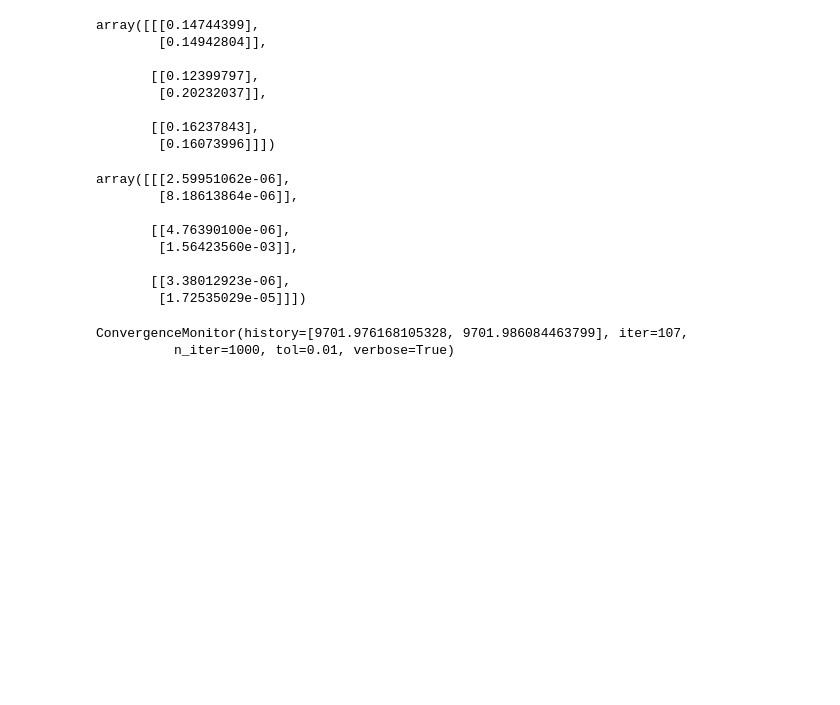
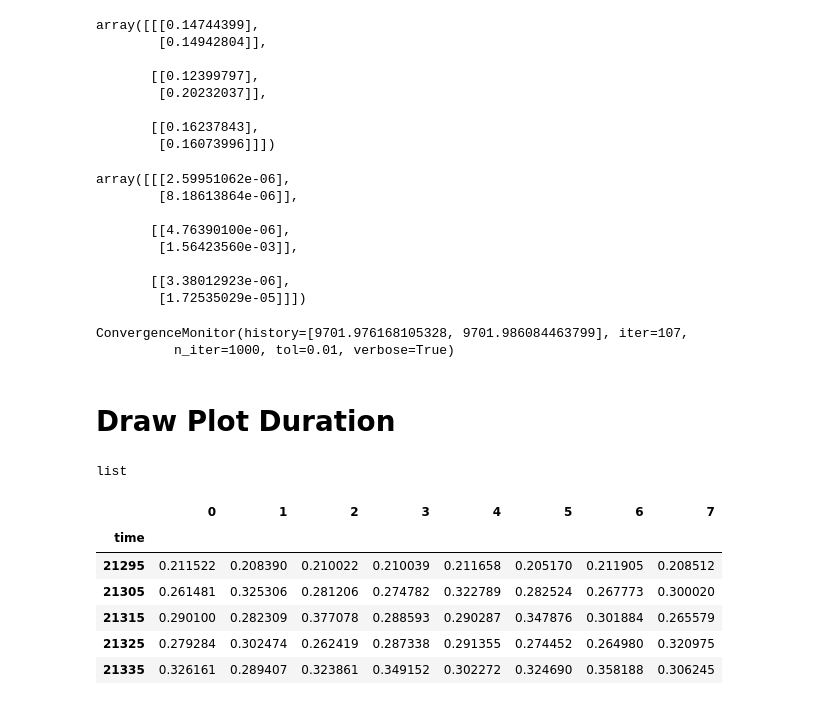
Before and after one commit to RotoPower/hmm-for-industries-study, a Jupyter notebook: GMMHMM NASA Bearing.ipynb, the cells around one changed output. Drawn from its saved outputs; the diff is of its cells as text; code cells hidden in the pictures; blank space fills up the shorter version.

```diff
--- a/GMMHMM NASA Bearing.ipynb
+++ b/GMMHMM NASA Bearing.ipynb
@@ -167,3 +167,5 @@ best_model.monitor_
 # %% [output]
 ConvergenceMonitor(history=[9701.976168105328, 9701.986084463799], iter=107,
           n_iter=1000, tol=0.01, verbose=True)
+# %% [markdown]
+# Draw Plot Duration
@@ -169,0 +175,13 @@ ConvergenceMonitor(history=[9701.976168105328, 9701.986084463799], iter=107,
+# %%
+# waktu
+minutes = []
+time = 0
+for i in range(2156):
+    minutes.append(time)
+    if i < 43:
+        time += 5
+    else:
+        time += 10
+type(minutes)
+# %% [output]
+list
@@ -169,0 +191,10 @@ ConvergenceMonitor(history=[9701.976168105328, 9701.986084463799], iter=107,
+# %%
+data.tail()
+# %% [output]
+|  | 0 | 1 | 2 | 3 | 4 | 5 | 6 | 7 |
+| time |  |  |  |  |  |  |  |  |
+| 21295 | 0.211522 | 0.208390 | 0.210022 | 0.210039 | 0.211658 | 0.205170 | 0.211905 | 0.208512 |
+| 21305 | 0.261481 | 0.325306 | 0.281206 | 0.274782 | 0.322789 | 0.282524 | 0.267773 | 0.300020 |
+| 21315 | 0.290100 | 0.282309 | 0.377078 | 0.288593 | 0.290287 | 0.347876 | 0.301884 | 0.265579 |
+| 21325 | 0.279284 | 0.302474 | 0.262419 | 0.287338 | 0.291355 | 0.274452 | 0.264980 | 0.320975 |
+| 21335 | 0.326161 | 0.289407 | 0.323861 | 0.349152 | 0.302272 | 0.324690 | 0.358188 | 0.306245 |
```
Also changed, not shown: parts of 17 cells of this notebook, 1 other file.
